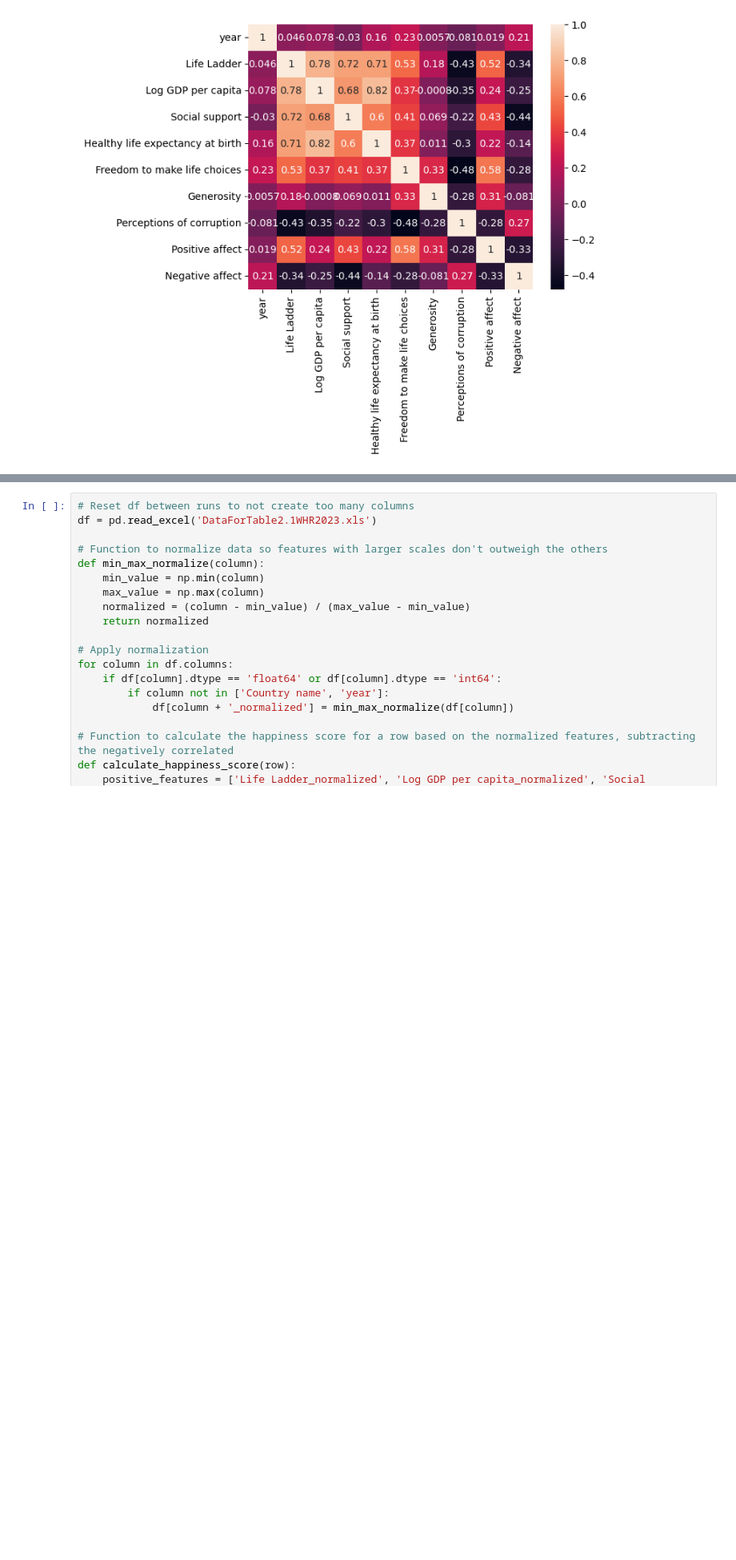
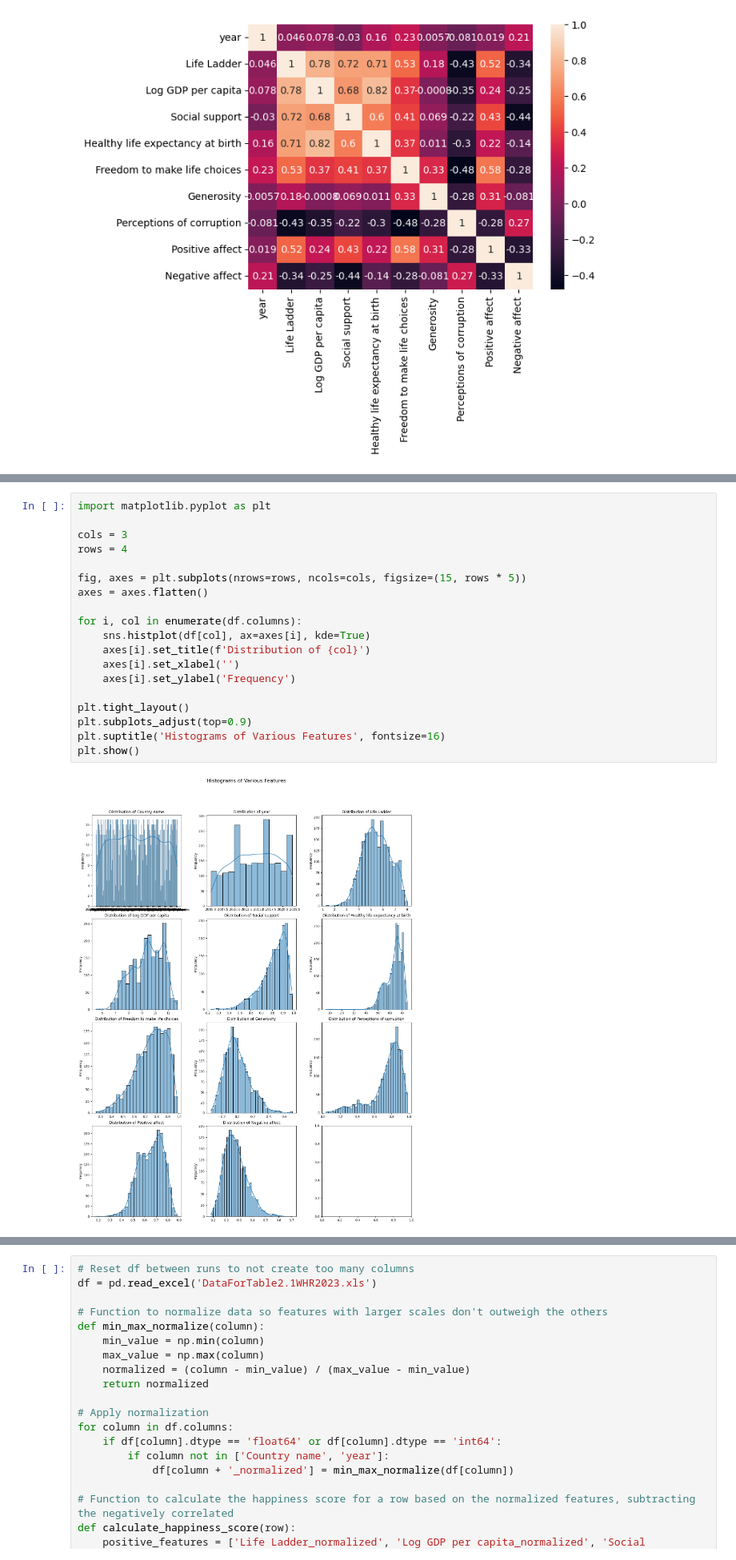
Before and after one commit to USFCA-CS663-Spring2024/happiness-ielo03, a Jupyter notebook: Happiness - Assignment 1 - CS 663 (Machine Learning).ipynb, the cells around one changed output, grey strips where cells are left out. Shown: that part at 80% size. Cells and saved outputs as stored; diff of their text form; blank space fills up the shorter version.

```diff
--- a/Happiness - Assignment 1 - CS 663 (Machine Learning).ipynb
+++ b/Happiness - Assignment 1 - CS 663 (Machine Learning).ipynb
@@ -122,0 +121,21 @@ sns.heatmap(num_df.corr(), annot=True)
+# %%
+import matplotlib.pyplot as plt
+
+cols = 3
+rows = 4
+
+fig, axes = plt.subplots(nrows=rows, ncols=cols, figsize=(15, rows * 5))
+axes = axes.flatten()
+
+for i, col in enumerate(df.columns):
+    sns.histplot(df[col], ax=axes[i], kde=True)
+    axes[i].set_title(f'Distribution of {col}')
+    axes[i].set_xlabel('')
+    axes[i].set_ylabel('Frequency')
+
+plt.tight_layout()
+plt.subplots_adjust(top=0.9)
+plt.suptitle('Histograms of Various Features', fontsize=16)
+plt.show()
+# %% [output]
+[figure, added]
```
Also changed, not shown: parts of 18 cells of this notebook.
